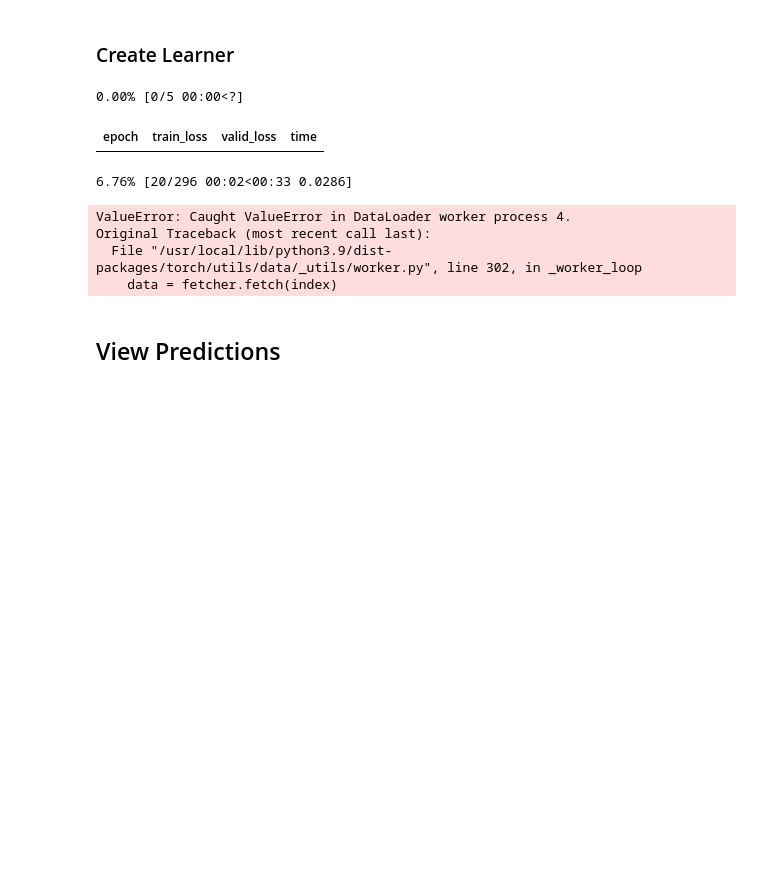
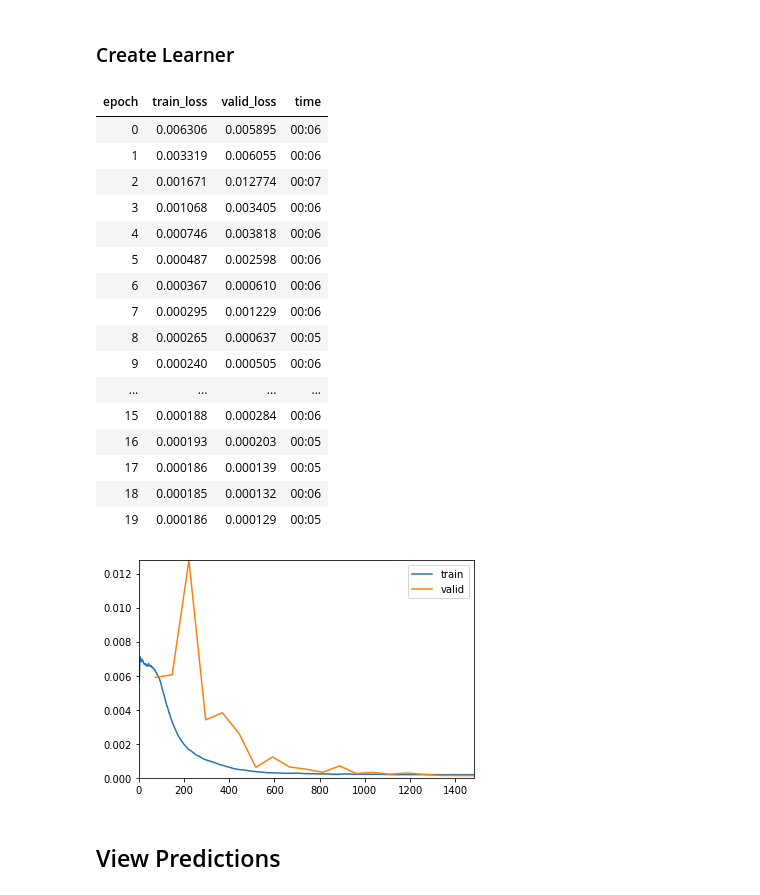
Before and after one commit to ThomasWarford/band-fingerprint, a Jupyter notebook: autoencoder/train_nearest_N.ipynb, the cells around one changed output. Cells and saved outputs as stored; diff of their text form; code cells hidden in the pictures; blank space fills up the shorter version.

```diff
--- a/autoencoder/train_nearest_N.ipynb
+++ b/autoencoder/train_nearest_N.ipynb
@@ -17,9 +21,9 @@ dls = DataBlock(
     blocks=(ImageBlock(cls=Tiff32Image), ImageBlock(cls=Tiff32Image)),
     get_items=get_image_files,
     splitter=RandomSplitter(valid_pct=0.1),
-    item_tfms=[Resize((12, 60))],
+    item_tfms=[Resize((12, SELECTED_WIDTH), "squish")],
     batch_tfms=[IntToFloatTensor(div=2**16-1),],
-        ).dataloaders(DATA_DIRECTORY/f"images/energies_{NUMBER_OF_NEAR_BANDS}_nearest_bands", bs=16)
+        ).dataloaders(DATA_DIRECTORY/f"images/energies_{NUMBER_OF_NEAR_BANDS}_nearest_bands", bs=64)
 
 dls.show_batch()
 # %% [output]
@@ -32,49 +36,57 @@ dls.show_batch()
 from models import conv, deconv
 
 class SimpleAutoencoder(nn.Module):
-    def __init__(self, n_latent=128):
+    def __init__(self, n_latent=128, norm=False):
         super().__init__()
         self.encode = nn.Sequential(
-            conv(1, 4), # 12x128
-            # conv(4, 8), # 6x64
-            # conv(8, 16), # 3x32
-            # conv(16, 32), # 33x16
-            # nn.Flatten(),
-            # nn.Linear(32*33*16, n_latent),
-            # nn.Tanh()
+            conv(1, 4, norm=norm), # 6x64
+            conv(4, 8, norm=norm), # 3x32
+            nn.Flatten(),
+            nn.Linear(3*32*8, n_latent),
+            nn.Tanh(),
         )
 
-        # self.decode_linear=nn.Sequential(
-        #     nn.Linear(n_latent, 32*33*16),
-        #     nn.ReLU()
-        # )
+        self.decode_linear=nn.Sequential(
+            nn.Linear(n_latent, 8*3*32),
+            nn.BatchNorm1d(8*3*32),
+            nn.ReLU(),
+        )
 
         self.decode = nn.Sequential(
-            # deconv(32, 16), # 32x32
-            # deconv(16, 8), # 64x64
-            # deconv(8, 4), # 128x128
-            deconv(4, 1, act=False), # 256x256
+            deconv(8, 4, norm=norm), # 6x64
+            deconv(4, 1, norm=norm, act=False), # 12x128
             nn.Sigmoid()
         )
 
 
     def forward(self, x):
-        output = self.encode(x)
-        # output = self.decode_linear(output)
-        # output = output.view(-1, 32, 33, 16)
-        return self.decode(output)
+        out = self.encode(x)
+        out = self.decode_linear(out)
+        out = out.view(-1, 8, 3, 32)
+        return self.decode(out)
 # %%
 ae = SimpleAutoencoder(n_latent=128)
 learn = Learner(dls, ae, F.mse_loss, cbs=[ShowGraphCallback()])
-learn.fit_one_cycle(5)
+learn.fit_one_cycle(20)
 # %% [output]
-0.00% [0/5 00:00<?]
 | epoch | train_loss | valid_loss | time |
+| 0 | 0.006306 | 0.005895 | 00:06 |
+| 1 | 0.003319 | 0.006055 | 00:06 |
+| 2 | 0.001671 | 0.012774 | 00:07 |
+| 3 | 0.001068 | 0.003405 | 00:06 |
+| 4 | 0.000746 | 0.003818 | 00:06 |
+| 5 | 0.000487 | 0.002598 | 00:06 |
+| 6 | 0.000367 | 0.000610 | 00:06 |
+| 7 | 0.000295 | 0.001229 | 00:06 |
+| 8 | 0.000265 | 0.000637 | 00:05 |
+| 9 | 0.000240 | 0.000505 | 00:06 |
+| ... | ... | ... | ... |
+| 15 | 0.000188 | 0.000284 | 00:06 |
+| 16 | 0.000193 | 0.000203 | 00:05 |
+| 17 | 0.000186 | 0.000139 | 00:05 |
+| 18 | 0.000185 | 0.000132 | 00:06 |
+| 19 | 0.000186 | 0.000129 | 00:05 |
-6.76% [20/296 00:02<00:33 0.0286]
-ValueError: Caught ValueError in DataLoader worker process 4.
-Original Traceback (most recent call last):
-  File "/usr/local/lib/python3.9/dist-packages/torch/utils/data/_utils/worker.py", line 302, in _worker_loop
-    data = fetcher.fetch(index)
+[figure, added]
 # %% [markdown]
 ## View Predictions
 # %%
```
Also changed, not shown: parts of 3 cells of this notebook.
